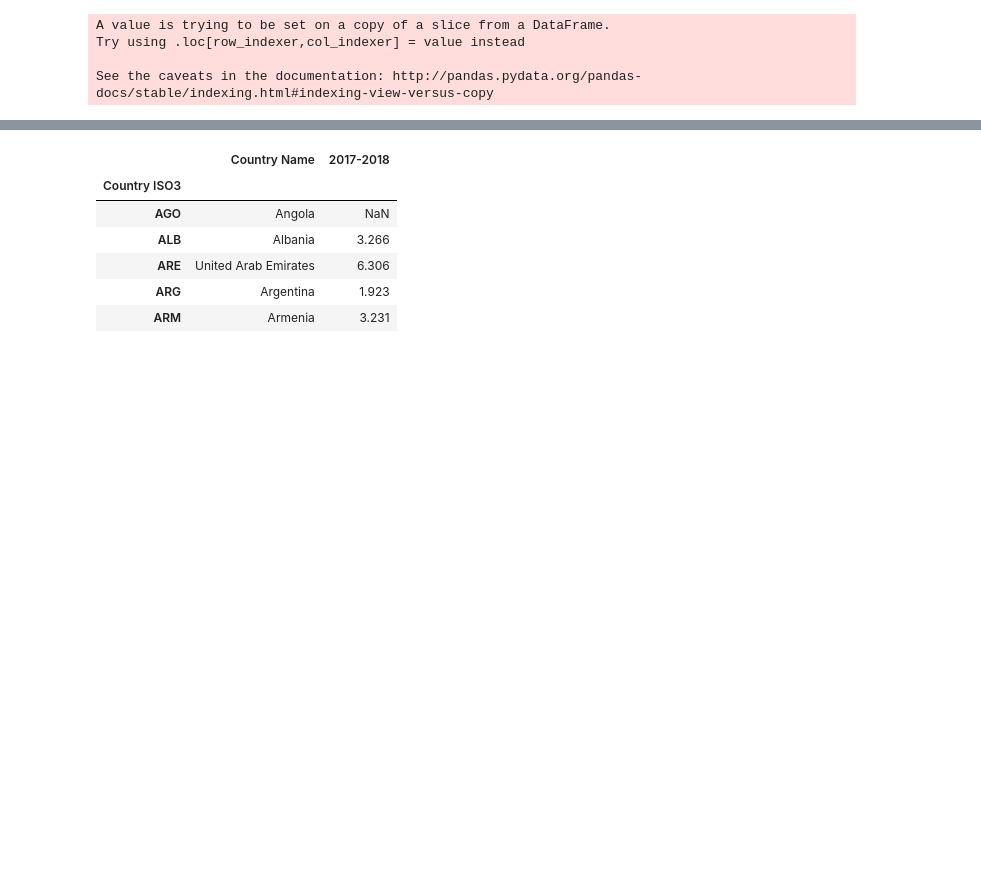
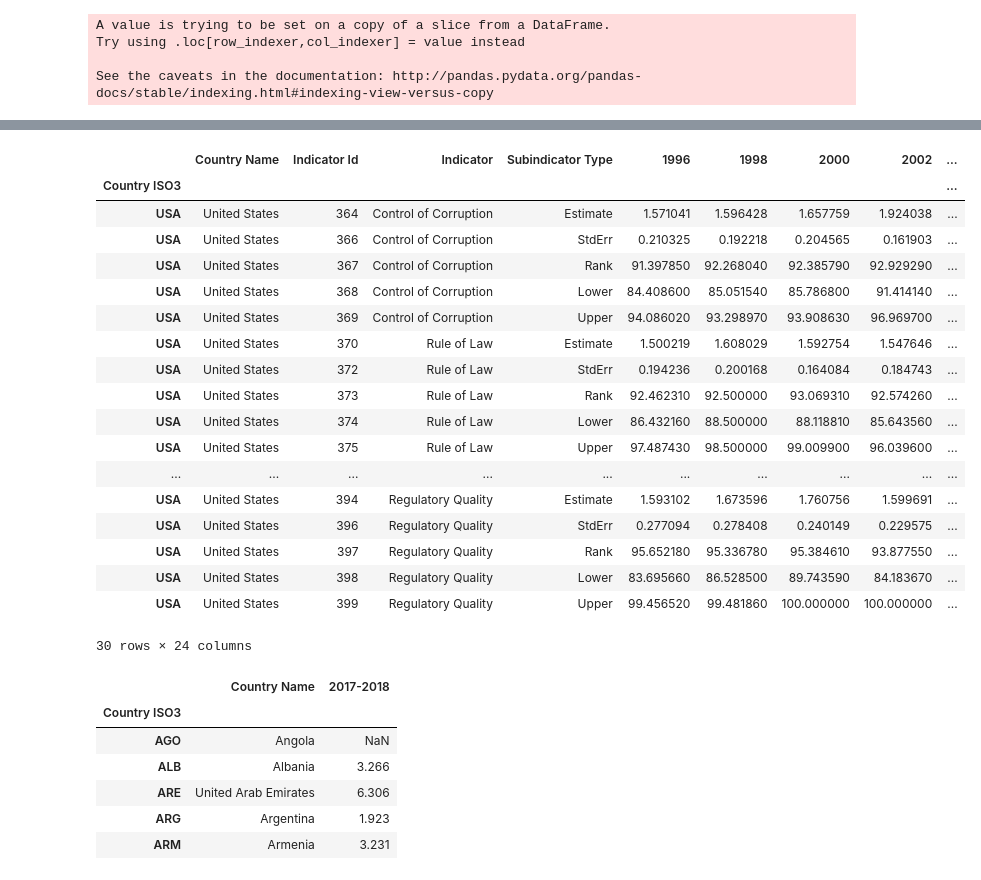
Before and after one commit to magei00/SocialData02806_2020, a Jupyter notebook: final_project/basic_map.ipynb, the cells around one changed output, grey strips where cells are left out. Cells and saved outputs as stored; diff of their text form; code cells hidden in the pictures; blank space fills up the shorter version.

Commit message:
loads of new datasets and analysis

```diff
--- a/final_project/basic_map.ipynb
+++ b/final_project/basic_map.ipynb
@@ -28,3 +28,7 @@ A value is trying to be set on a copy of a slice from a DataFrame.
 Try using .loc[row_indexer,col_indexer] = value instead
 
 See the caveats in the documentation: http://pandas.pydata.org/pandas-docs/stable/indexing.html#indexing-view-versus-copy
+# %%
+gov_eff = pd.read_csv('datasets/gov_effectiveness.csv')
+# %%
+gov_eff.set_index('Country ISO3',inplace=True)
@@ -31,3 +79,25 @@ See the caveats in the documentation: http://pandas.pydata.org/pandas-docs/stabl
+# %%
+gov_eff.loc['USA']
+# %% [output]
+|  | Country Name | Indicator Id | Indicator | Subindicator Type | 1996 | 1998 | 2000 | 2002 | ... |
+| Country ISO3 |  |  |  |  |  |  |  |  | ... |
+| USA | United States | 364 | Control of Corruption | Estimate | 1.571041 | 1.596428 | 1.657759 | 1.924038 | ... |
+| USA | United States | 366 | Control of Corruption | StdErr | 0.210325 | 0.192218 | 0.204565 | 0.161903 | ... |
+| USA | United States | 367 | Control of Corruption | Rank | 91.397850 | 92.268040 | 92.385790 | 92.929290 | ... |
+| USA | United States | 368 | Control of Corruption | Lower | 84.408600 | 85.051540 | 85.786800 | 91.414140 | ... |
+| USA | United States | 369 | Control of Corruption | Upper | 94.086020 | 93.298970 | 93.908630 | 96.969700 | ... |
+| USA | United States | 370 | Rule of Law | Estimate | 1.500219 | 1.608029 | 1.592754 | 1.547646 | ... |
+| USA | United States | 372 | Rule of Law | StdErr | 0.194236 | 0.200168 | 0.164084 | 0.184743 | ... |
+| USA | United States | 373 | Rule of Law | Rank | 92.462310 | 92.500000 | 93.069310 | 92.574260 | ... |
+| USA | United States | 374 | Rule of Law | Lower | 86.432160 | 88.500000 | 88.118810 | 85.643560 | ... |
+| USA | United States | 375 | Rule of Law | Upper | 97.487430 | 98.500000 | 99.009900 | 96.039600 | ... |
+| ... | ... | ... | ... | ... | ... | ... | ... | ... | ... |
+| USA | United States | 394 | Regulatory Quality | Estimate | 1.593102 | 1.673596 | 1.760756 | 1.599691 | ... |
+| USA | United States | 396 | Regulatory Quality | StdErr | 0.277094 | 0.278408 | 0.240149 | 0.229575 | ... |
+| USA | United States | 397 | Regulatory Quality | Rank | 95.652180 | 95.336780 | 95.384610 | 93.877550 | ... |
+| USA | United States | 398 | Regulatory Quality | Lower | 83.695660 | 86.528500 | 89.743590 | 84.183670 | ... |
+| USA | United States | 399 | Regulatory Quality | Upper | 99.456520 | 99.481860 | 100.000000 | 100.000000 | ... |
+30 rows × 24 columns
 # %%
 trust_in_pol_cleaner.head()
 # %% [output]
```
Also changed, not shown: parts of 8 cells of this notebook.
